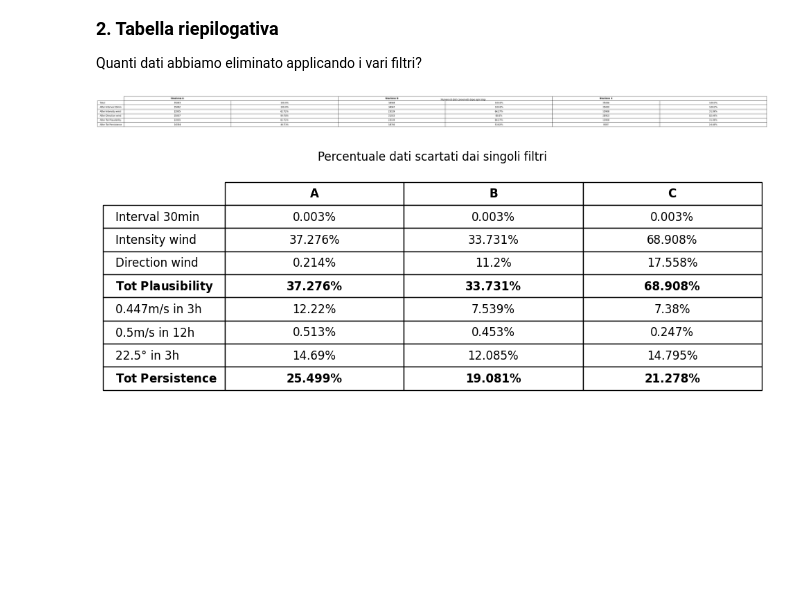
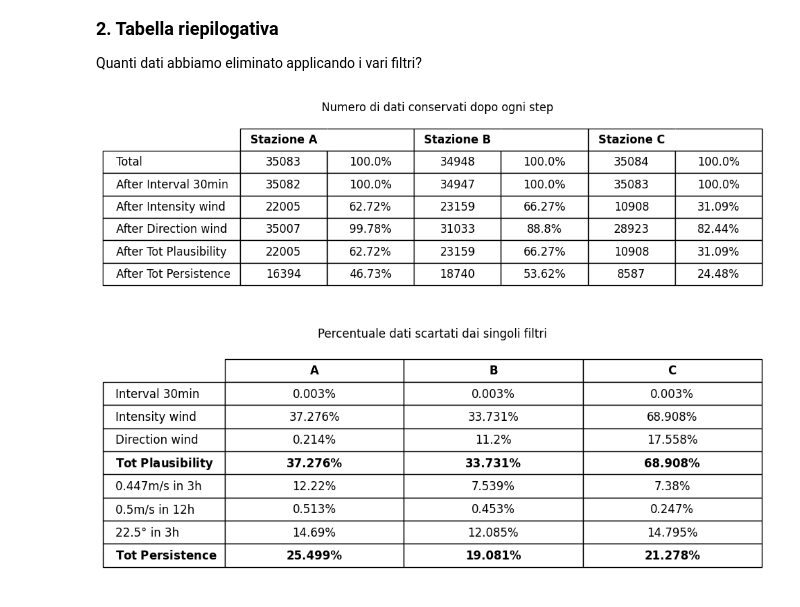
Before and after one commit to FedeJack06/Laboratorio-di-Fisica-dell-Atmosfera, a Jupyter notebook: 1esp/Notebook_Stazioni_Davis.ipynb, the cells around one changed output. Drawn from its saved outputs; the diff is of its cells as text; code cells hidden in the pictures; blank space fills up the shorter version.

```diff
--- a/1esp/Notebook_Stazioni_Davis.ipynb
+++ b/1esp/Notebook_Stazioni_Davis.ipynb
@@ -1076,38 +1076,39 @@ for stazione in stazioni:
     direction = len(globals()["df_"+stazione+"_year_interval30_plaus_dir"])
     plausibility = len(globals()["df_"+stazione+"_year_interval30_plaus"])
     persistence = len(globals()["df_"+stazione+"_year_interval30_plaus_pers3"])
 
     dati.append([total, interval, intensity, direction, plausibility, persistence])
     dati.append([str(round(total/total*100,2))+"%",
                     str(round(interval/total*100,2))+"%",
                         str(round(intensity/total*100,2))+"%",
                             str(round(direction/total*100,2))+"%",
                                 str(round(plausibility/total*100,2))+"%",
                                     str(round(persistence/total*100,2))+"%"])
 
 dati2 = list(map(list, zip(*dati))) #transpose
-fig, ax = plt.subplots()
+fig, ax = plt.subplots(figsize=(2, 3.5))
 ax.set_title("Numero di dati conservati dopo ogni step", loc='right')
 
-ax.axis('off')
+
 rowName = ['Total', 'After Interval 30min', 'After Intensity wind', 'After Direction wind', 'After Tot Plausibility', 'After Tot Persistence']
 tabella = ax.table(cellText=dati2, loc='center', cellLoc='center', colLabels=["Stazione A","","Stazione B","","Stazione C",""], rowLabels=rowName)
 mergecells(tabella, (0,0), (0,1))
 mergecells(tabella, (0,2), (0,3))
 mergecells(tabella, (0,4), (0,5))
 
 for i in range(6):
     tabella._cells[0, i].set_text_props(fontweight='bold')
     #tabella._cells[i, -1].set_text_props(fontweight='bold')
 
 tabella.auto_set_font_size(False)
 tabella.set_fontsize(12)
-tabella.scale(8, 2)
+tabella.scale(5, 2)
+ax.axis('off')
 
-plt.savefig('FIGURE/wind_data_conserved.png', dpi=199)
+plt.savefig('FIGURE/wind_data_conserved.png', dpi=300, bbox_inches='tight')
 plt.show()
 # %% [output]
-[figure, old version]
+[figure, new version]
 # %%
 stazioni = ["A","B","C"]
 
```
Also changed, not shown: parts of 4 cells of this notebook, 2 other files.
